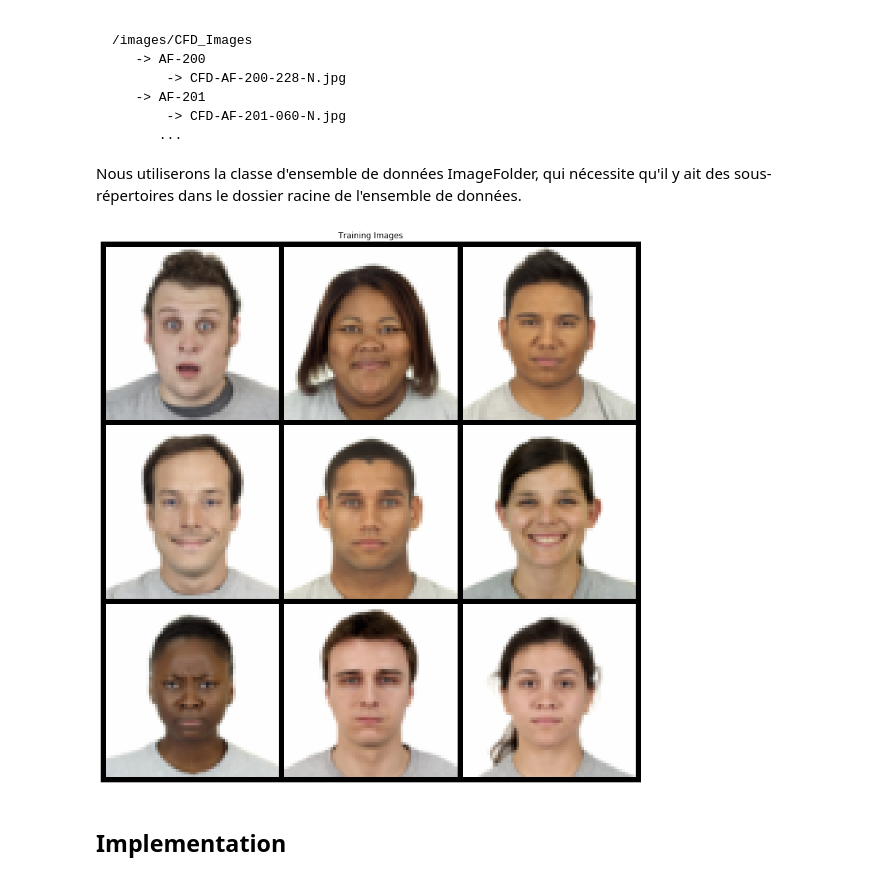
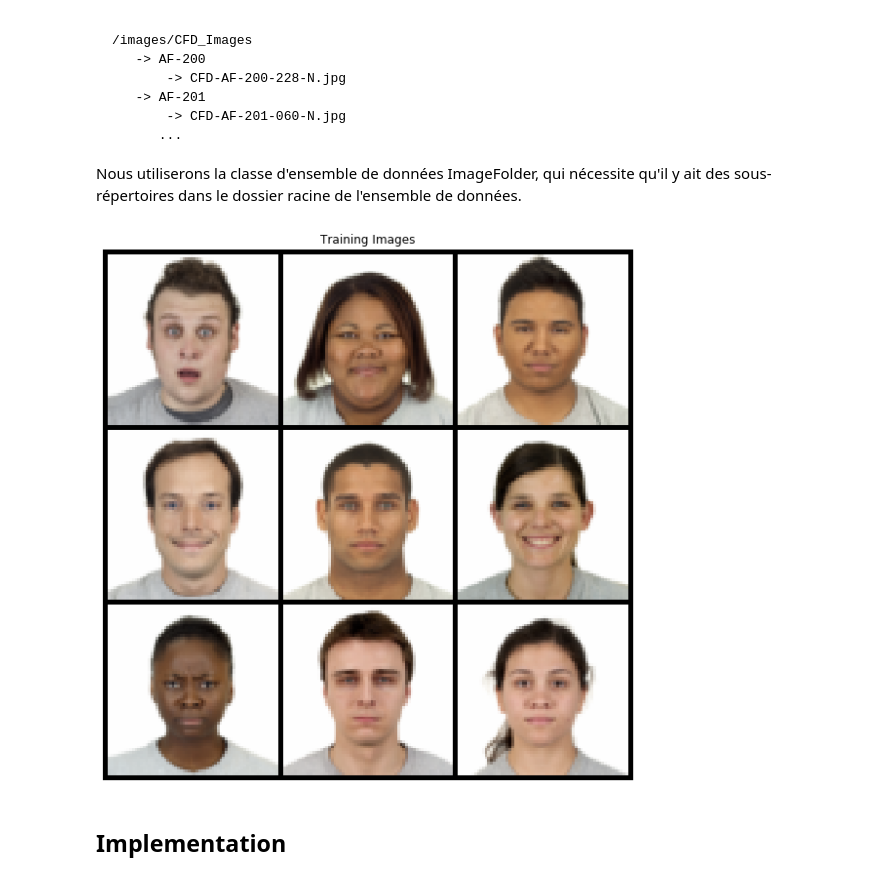
Before and after one commit to SpikeAI/2019-10-10_ML-tutorial, a Jupyter notebook: C_GAN_faces_tutorial.ipynb, the cells around one changed output. Drawn from its saved outputs; the diff is of its cells as text; code cells hidden in the pictures.

```diff
--- a/C_GAN_faces_tutorial.ipynb
+++ b/C_GAN_faces_tutorial.ipynb
@@ -77,7 +77,7 @@ Définissons quelques entrées pour le run :
 dataroot = 'images/CFD_Images' # Répertoire racine pour l'ensemble de données
 workers = 2 # Nombre de travailleurs pour dataloader
 
-batch_size = 3*3  # Taille des lot pendant l'entraînement
+batch_size = 3**2  # Taille des lot pendant l'entraînement
 image_size = 64 # Taille spatiale des images d'entraînement.
                 #     Toutes les images seront redimensionnées comme suit en utilisant un transformateur.
                 #     Cette implémentation par défaut est 64x64.
@@ -89,7 +89,7 @@ nz = 100 # Taille du vecteur latent z (c.-à-d. taille de l'entrée du générat
 ngf = 64 # Taille des cartes d'entités dans le générateur
 ndf = 64 # Taille des cartes d'entités dans le discriminateur
 
-num_epochs = 10  # Nombre d'époques d'entraînement à exécuter.
+num_epochs = 15  # Nombre d'époques d'entraînement à exécuter.
                  # Un entraînement plus longtemps conduira probablement à de meilleurs résultats,
                  # mais prendra aussi beaucoup plus de temps
 
@@ -135,23 +135,23 @@ device = torch.device("cuda:0" if (torch.cuda.is_available() and ngpu > 0) else
 # %%
 # Afficher des images d'entraînement
 
 real_batch = next(iter(dataloader))
 # real_batch[0] -> images d'un lot d'entrainement
 # real_batch[1] -> classes des images d'un lot d'entraînement
 
 
 import torchvision.utils as vutils
 # on fabrique une grille des images
 grid_images = vutils.make_grid(real_batch[0].to(device), padding=2, nrow=int(batch_size**.5), normalize=True).cpu()
 images = np.transpose(grid_images, (1,2,0)) # permet de réarranger grid_images pour pouvoir l'afficher
 
 
-plt.figure(figsize=(15,15))
+plt.figure(figsize=(10,10))
 plt.axis("off")
 plt.title("Training Images")
 plt.imshow(images);
 # %% [output]
-[figure, old version]
+[figure, new version]
 # %% [markdown]
 ## Implementation
 # %% [markdown]
```
Also changed, not shown: parts of 6 cells of this notebook.
